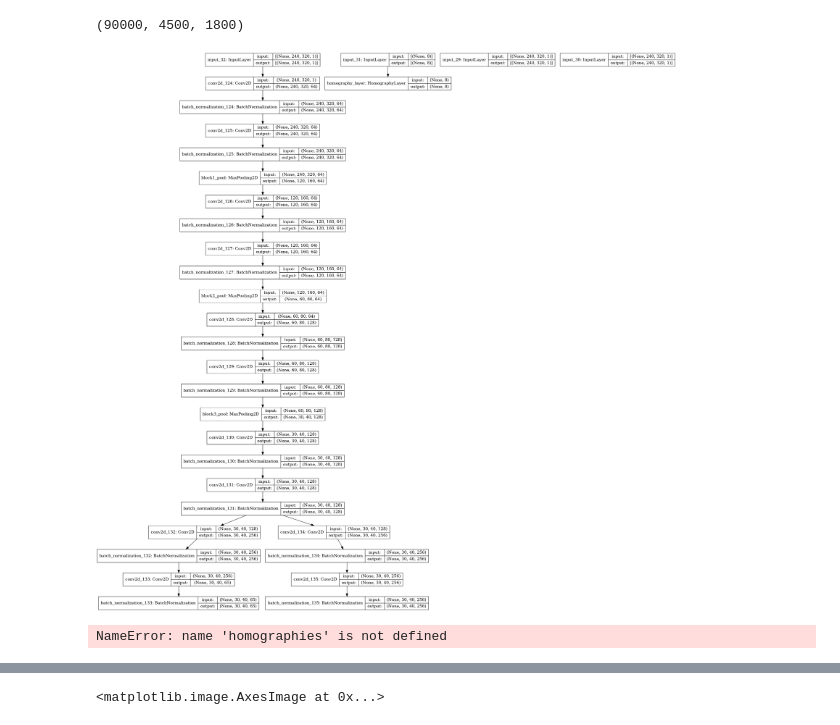
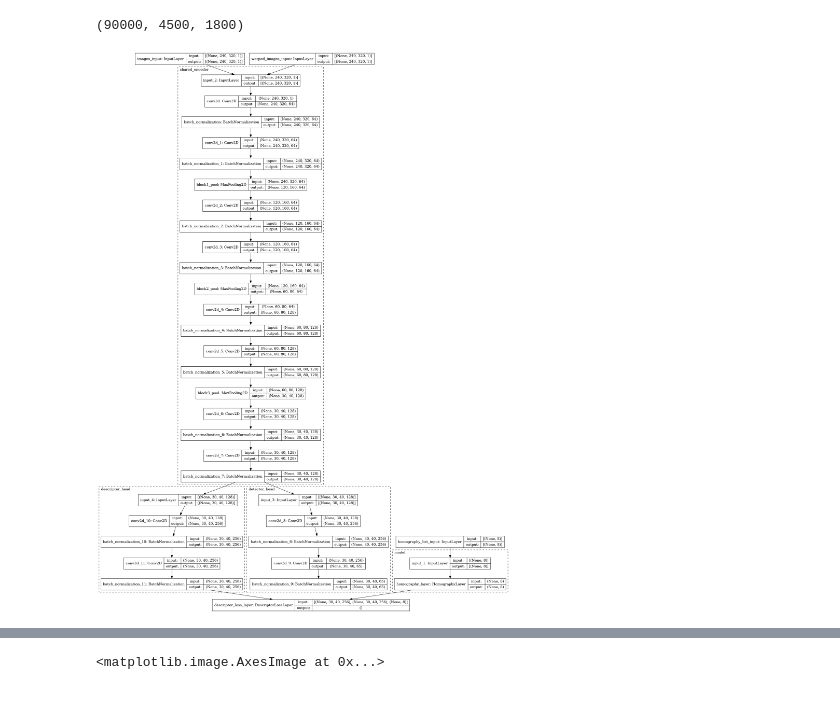
Before and after one commit to amit205/multi-task-learning, a Jupyter notebook: superpoint_coco.ipynb, the cells around one changed output, grey strips where cells are left out. Cells and saved outputs as stored; diff of their text form; code cells hidden in the pictures.

```diff
--- a/superpoint_coco.ipynb
+++ b/superpoint_coco.ipynb
@@ -210,7 +210,7 @@ model_config = {
             'grid_size': 8,
             'detection_threshold': 0.4,
             'descriptor_size': 256,
-            'batch_size': 64,
+            'batch_size': 2,
             'epochs': 25,
             'learning_rate': 0.001,
             'lambda_d': 250,
@@ -340,7 +341,7 @@ def vgg_block(inputs, filters, kernel_size, name, data_format, training=False,
                     axis=1 if data_format == 'channels_first' else -1)(x)
     return x
 # %%
-def shared_encoder(inputs, model_config):
+def shared_encoder(model_config, shape = (240, 320,1)):
     params_conv = {'padding': 'SAME', 'data_format': model_config['data_format'],
                    'batch_normalization': True,
                    'kernel_reg': model_config.get('kernel_reg', 0.)}
@@ -348,6 +349,7 @@ def shared_encoder(inputs, model_config):
     cindex = 1 if cfirst else -1  # index of the channel
     pool_size=(2, 2)
     kernel = 3
+    inputs = Input(shape)
     # Encoder
     conv1 = vgg_block(inputs, 64, (kernel, kernel), 'conv1_1', **params_conv)
     conv2 = vgg_block(conv1, 64, (kernel, kernel), 'conv1_2', **params_conv)
@@ -363,16 +365,16 @@ def shared_encoder(inputs, model_config):
 
     conv7 = vgg_block(pool3, 128, (kernel, kernel), 'conv4_1', **params_conv)
     conv8 = vgg_block(conv7, 128, (kernel, kernel), 'conv4_2', **params_conv)
-    return conv8
+    return keras.models.Model(inputs = inputs, outputs = conv8, name = 'shared_encoder')
 # %%
-def detector_head(inputs, model_config):
+def detector_head(model_config, shape = (30, 40, 128)):
     params_conv = {'padding': 'SAME', 'data_format': model_config['data_format'],
                    'batch_normalization': True,
                    'kernel_reg': model_config.get('kernel_reg', 0.)}
 #     cfirst = model_config['data_format'] == 'channels_first'
 #     cindex = 1 if cfirst else -1  # index of the channel
 
-
+    inputs = Input(shape)
     x = vgg_block(inputs, 256, 3, 'conv1',
                       activation=tf.nn.relu, **params_conv)
     x = vgg_block(x, 1+pow(model_config['grid_size'], 2), 1, 'conv2',
@@ -385,4 +387,4 @@ def detector_head(inputs, model_config):
 #               prob, model_config['grid_size'], data_format='NCHW' if cfirst else 'NHWC')
 #     prob = tf.squeeze(prob, axis=cindex)
 #     return {'logits': x, 'prob': prob}
-    return x
+    return keras.models.Model(inputs = inputs, outputs = x, name = 'detector_head')
@@ -389,12 +418,12 @@ def detector_head(inputs, model_config):
 # %%
-def descriptor_head(inputs, model_config):
+def descriptor_head(shape, model_config):
     params_conv = {'padding': 'SAME', 'data_format': model_config['data_format'],
                    'batch_normalization': True,
                    'kernel_reg': model_config.get('kernel_reg', 0.)}
 
 #     cfirst = model_config['data_format'] == 'channels_first'
 #     cindex = 1 if cfirst else -1  # index of the channel
-
+    inputs = Input(shape)
     x = vgg_block(inputs, 256, 3, 'conv1',
                       activation=tf.nn.relu, **params_conv)
     x = vgg_block(x, model_config['descriptor_size'], 1, 'conv2',
@@ -407,4 +436,4 @@ def descriptor_head(inputs, model_config):
 #     desc = tf.nn.l2_normalize(desc, cindex)
 
 #     return {'descriptors_raw': x, 'descriptors': desc}
-    return x
+    return keras.models.Model(inputs = inputs, outputs = x, name = 'descriptor_head')
@@ -446,6 +571,6 @@ model = net()
 # %%
 # model.summary()
 keras.utils.plot_model(model, to_file="model.png", show_shapes=True, show_dtype=False, show_layer_names=True,
-    rankdir="TB", expand_nested=False, dpi=96)
+    rankdir="TB", expand_nested=True, dpi=96)
 # %% [output]
-[figure, old version]
+[figure, new version]
@@ -573,12 +594,12 @@ def model_metrics(y_true, y_pred):
 #     return {'precision': precision, 'recall': recall}
     return precision
 # %%
-detector_loss = wrapper_fn(model_config=model_config)
-descriptor_loss = wrapper_descriptor_loss(homographies, model_config)
+detect_loss = wrapper_fn(model_config=model_config)
 
-model.compile(optimizer = keras.optimizers.Adam(learning_rate = 1e-3),
-              loss = [detector_loss, descriptor_loss],
-              loss_weights = [model_config['lambda_loss'], 1-model_config['lambda_loss']],
-              metrics = [model_metrics])
+def descript_loss(dummy_target, y_pred):
+    return tf.squeeze(y_pred)
+
+model.compile(optimizer = keras.optimizers.Adam(learning_rate = 1e-4),
+              loss = [detect_loss,detect_loss, descript_loss],
+             loss_weights=[1., 1., 1.])#,
+#                        metrics = [model_metrics])
-# %% [output]
-NameError: name 'homographies' is not defined
```
Also changed, not shown: parts of 36 cells of this notebook, 1 other file.
